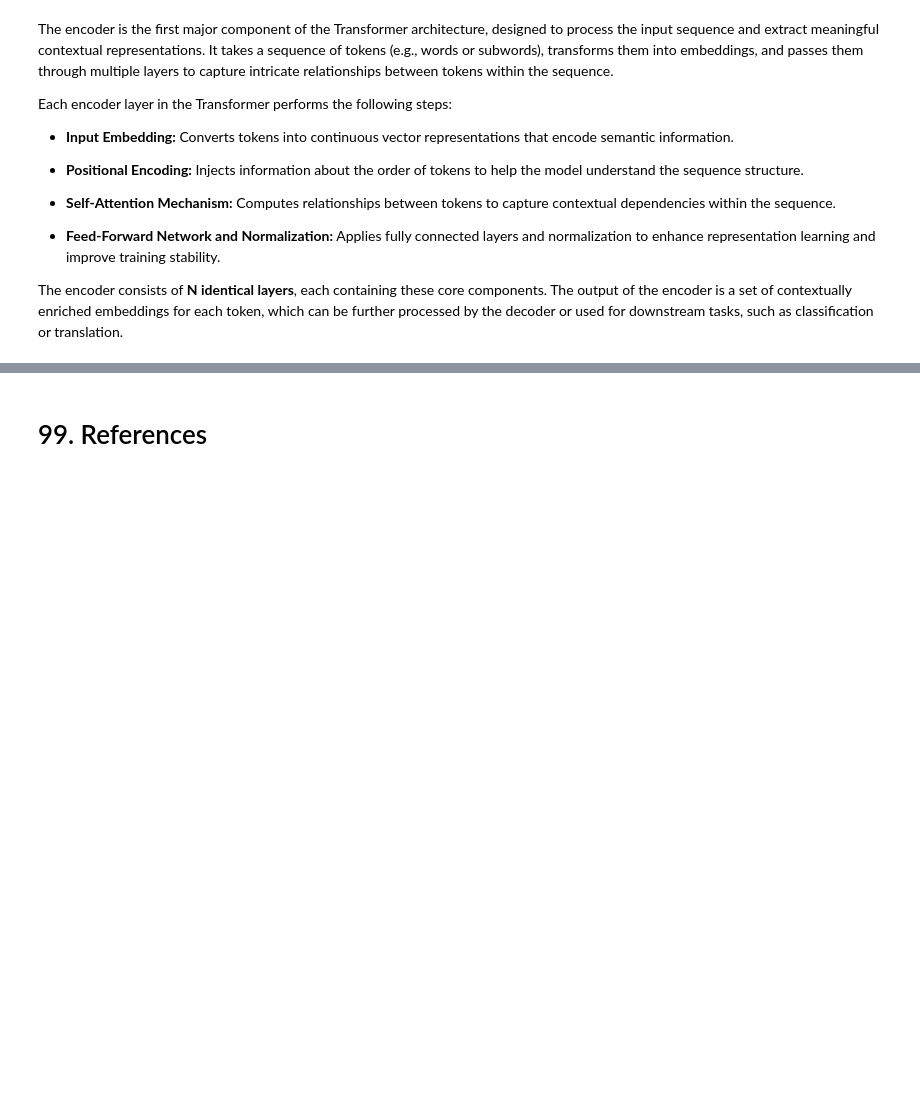
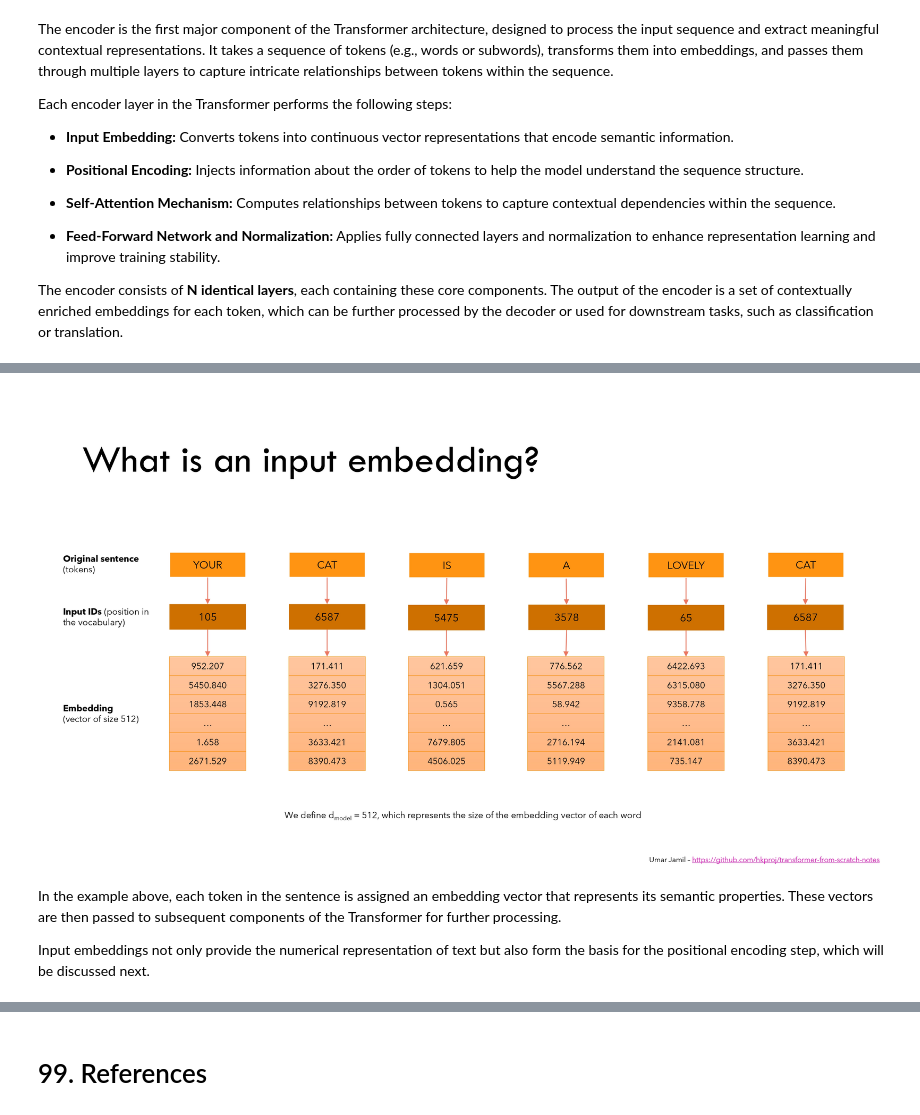
Before and after one commit to ancilcleetus/Multimodal_AI_Project_01_NeuraVisionLLM, a Jupyter notebook: notebooks/Evolution.ipynb, the cells around one changed output, grey strips where cells are left out. Saved outputs shown, nothing was run; the diff lists cells and outputs as text; code cells hidden in the pictures; blank space fills up the shorter version.

Commit message:
Added 'Input Embedding' under Section 'Overview of Encoder'

```diff
--- a/notebooks/Evolution.ipynb
+++ b/notebooks/Evolution.ipynb
@@ -156,3 +170,14 @@ The encoder consists of **N identical layers**, each containing these core compo
+# %%
+# Input Embedding
+
+from IPython import display
+display.Image("data/images/Evolution-06.jpg")
+# %% [output]
+[figure, added]
+# %% [markdown]
+In the example above, each token in the sentence is assigned an embedding vector that represents its semantic properties. These vectors are then passed to subsequent components of the Transformer for further processing.
+
+Input embeddings not only provide the numerical representation of text but also form the basis for the positional encoding step, which will be discussed next.
 # %% [markdown]
 ![rainbow](https://github.com/ancilcleetus/My-Learning-Journey/assets/25684256/839c3524-2a1d-4779-85a0-83c562e1e5e5)
 # %% [markdown]
```
Also changed, not shown: parts of 3 cells of this notebook, 1 other file.
